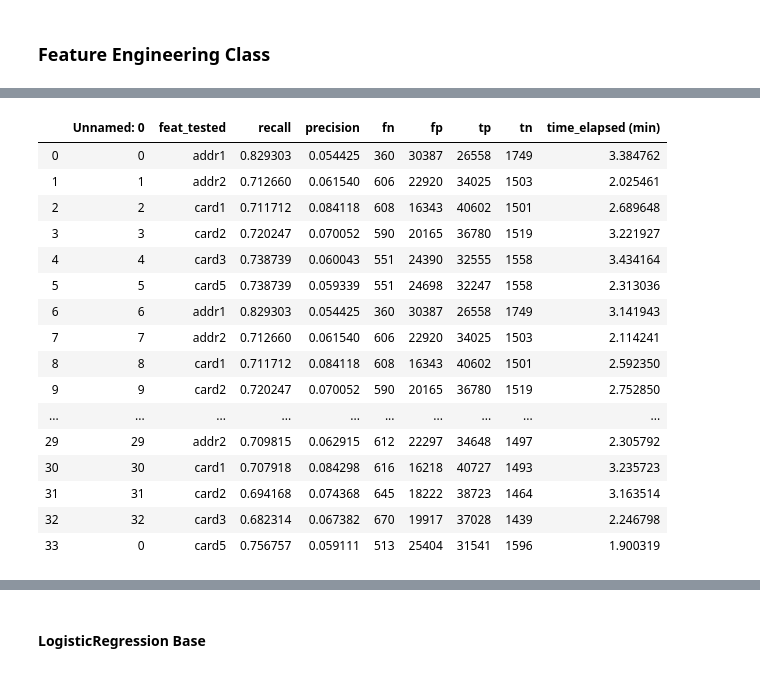
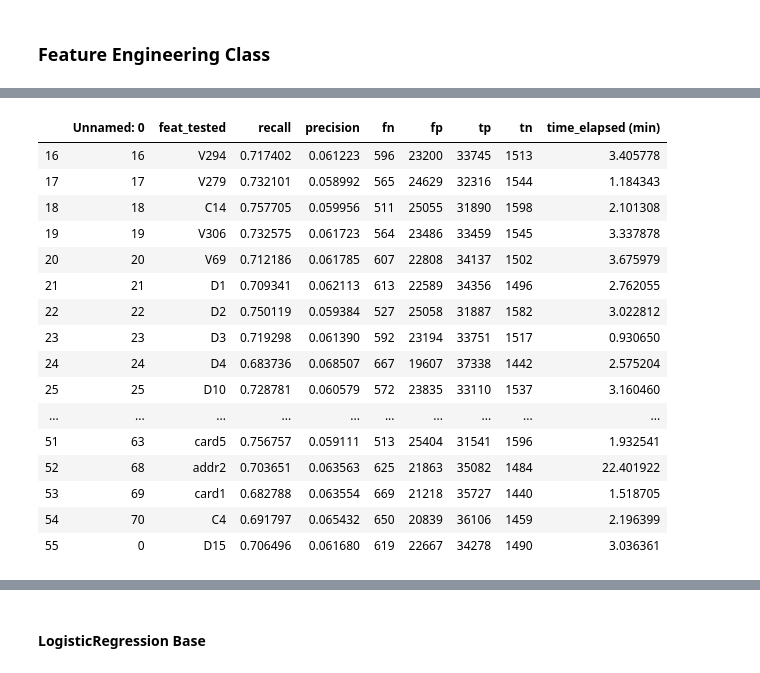
Before and after one commit to kirahman2/fraud_detection, a Jupyter notebook: Fraud Detection EDA.ipynb, the cells around one changed output, grey strips where cells are left out. Drawn from its saved outputs; the diff is of its cells as text; code cells hidden in the pictures.

```diff
--- a/Fraud Detection EDA.ipynb
+++ b/Fraud Detection EDA.ipynb
@@ -787,22 +736,22 @@ Keeping original feature...
 # %%
 df_temp_read = pd.read_csv('/Users/krahman/work/fraud_detection/saved_files/df_scores.csv')
-# df_temp_read[len(df_temp_read)-40:]
-df_temp_read[0:60]
+df_temp_read[len(df_temp_read)-40:]
+# df_temp_read = df_temp_read[df_temp_read.fn>0]
 # %% [output]
 |  | Unnamed: 0 | feat_tested | recall | precision | fn | fp | tp | tn | time_elapsed (min) |
-| 0 | 0 | addr1 | 0.829303 | 0.054425 | 360 | 30387 | 26558 | 1749 | 3.384762 |
-| 1 | 1 | addr2 | 0.712660 | 0.061540 | 606 | 22920 | 34025 | 1503 | 2.025461 |
-| 2 | 2 | card1 | 0.711712 | 0.084118 | 608 | 16343 | 40602 | 1501 | 2.689648 |
-| 3 | 3 | card2 | 0.720247 | 0.070052 | 590 | 20165 | 36780 | 1519 | 3.221927 |
-| 4 | 4 | card3 | 0.738739 | 0.060043 | 551 | 24390 | 32555 | 1558 | 3.434164 |
-| 5 | 5 | card5 | 0.738739 | 0.059339 | 551 | 24698 | 32247 | 1558 | 2.313036 |
-| 6 | 6 | addr1 | 0.829303 | 0.054425 | 360 | 30387 | 26558 | 1749 | 3.141943 |
-| 7 | 7 | addr2 | 0.712660 | 0.061540 | 606 | 22920 | 34025 | 1503 | 2.114241 |
-| 8 | 8 | card1 | 0.711712 | 0.084118 | 608 | 16343 | 40602 | 1501 | 2.592350 |
-| 9 | 9 | card2 | 0.720247 | 0.070052 | 590 | 20165 | 36780 | 1519 | 2.752850 |
+| 16 | 16 | V294 | 0.717402 | 0.061223 | 596 | 23200 | 33745 | 1513 | 3.405778 |
+| 17 | 17 | V279 | 0.732101 | 0.058992 | 565 | 24629 | 32316 | 1544 | 1.184343 |
+| 18 | 18 | C14 | 0.757705 | 0.059956 | 511 | 25055 | 31890 | 1598 | 2.101308 |
+| 19 | 19 | V306 | 0.732575 | 0.061723 | 564 | 23486 | 33459 | 1545 | 3.337878 |
+| 20 | 20 | V69 | 0.712186 | 0.061785 | 607 | 22808 | 34137 | 1502 | 3.675979 |
+| 21 | 21 | D1 | 0.709341 | 0.062113 | 613 | 22589 | 34356 | 1496 | 2.762055 |
+| 22 | 22 | D2 | 0.750119 | 0.059384 | 527 | 25058 | 31887 | 1582 | 3.022812 |
+| 23 | 23 | D3 | 0.719298 | 0.061390 | 592 | 23194 | 33751 | 1517 | 0.930650 |
+| 24 | 24 | D4 | 0.683736 | 0.068507 | 667 | 19607 | 37338 | 1442 | 2.575204 |
+| 25 | 25 | D10 | 0.728781 | 0.060579 | 572 | 23835 | 33110 | 1537 | 3.160460 |
 | ... | ... | ... | ... | ... | ... | ... | ... | ... | ... |
-| 29 | 29 | addr2 | 0.709815 | 0.062915 | 612 | 22297 | 34648 | 1497 | 2.305792 |
-| 30 | 30 | card1 | 0.707918 | 0.084298 | 616 | 16218 | 40727 | 1493 | 3.235723 |
-| 31 | 31 | card2 | 0.694168 | 0.074368 | 645 | 18222 | 38723 | 1464 | 3.163514 |
-| 32 | 32 | card3 | 0.682314 | 0.067382 | 670 | 19917 | 37028 | 1439 | 2.246798 |
-| 33 | 0 | card5 | 0.756757 | 0.059111 | 513 | 25404 | 31541 | 1596 | 1.900319 |
+| 51 | 63 | card5 | 0.756757 | 0.059111 | 513 | 25404 | 31541 | 1596 | 1.932541 |
+| 52 | 68 | addr2 | 0.703651 | 0.063563 | 625 | 21863 | 35082 | 1484 | 22.401922 |
+| 53 | 69 | card1 | 0.682788 | 0.063554 | 669 | 21218 | 35727 | 1440 | 1.518705 |
+| 54 | 70 | C4 | 0.691797 | 0.065432 | 650 | 20839 | 36106 | 1459 | 2.196399 |
+| 55 | 0 | D15 | 0.706496 | 0.061680 | 619 | 22667 | 34278 | 1490 | 3.036361 |
```
Also changed, not shown: parts of 7 cells of this notebook.
